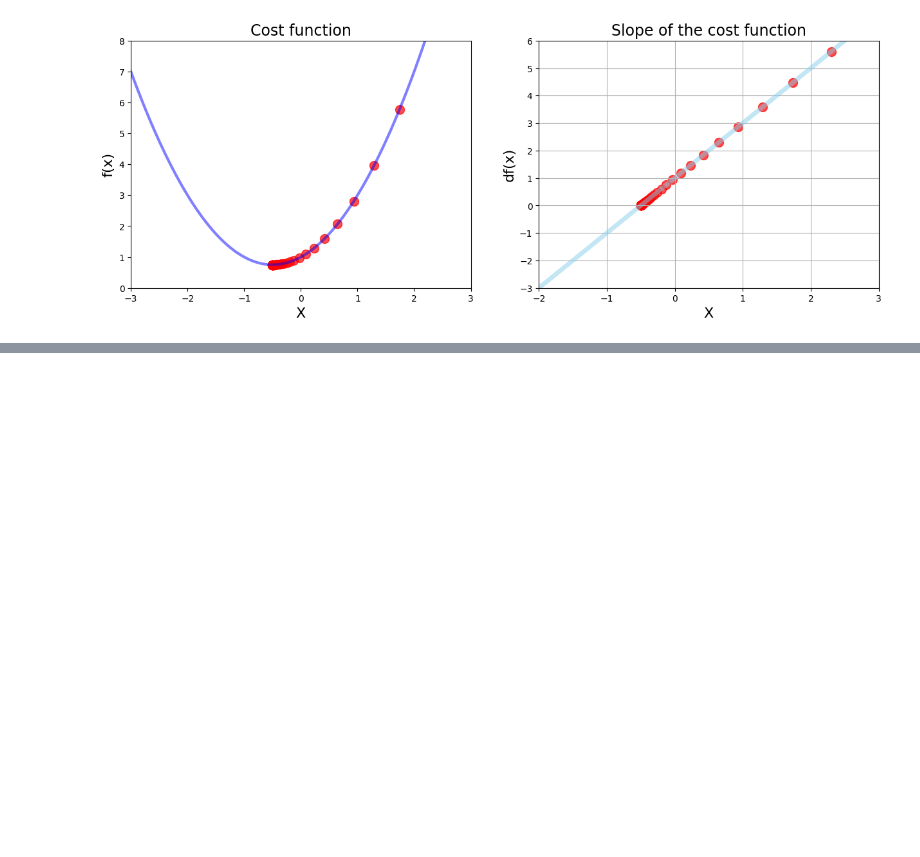
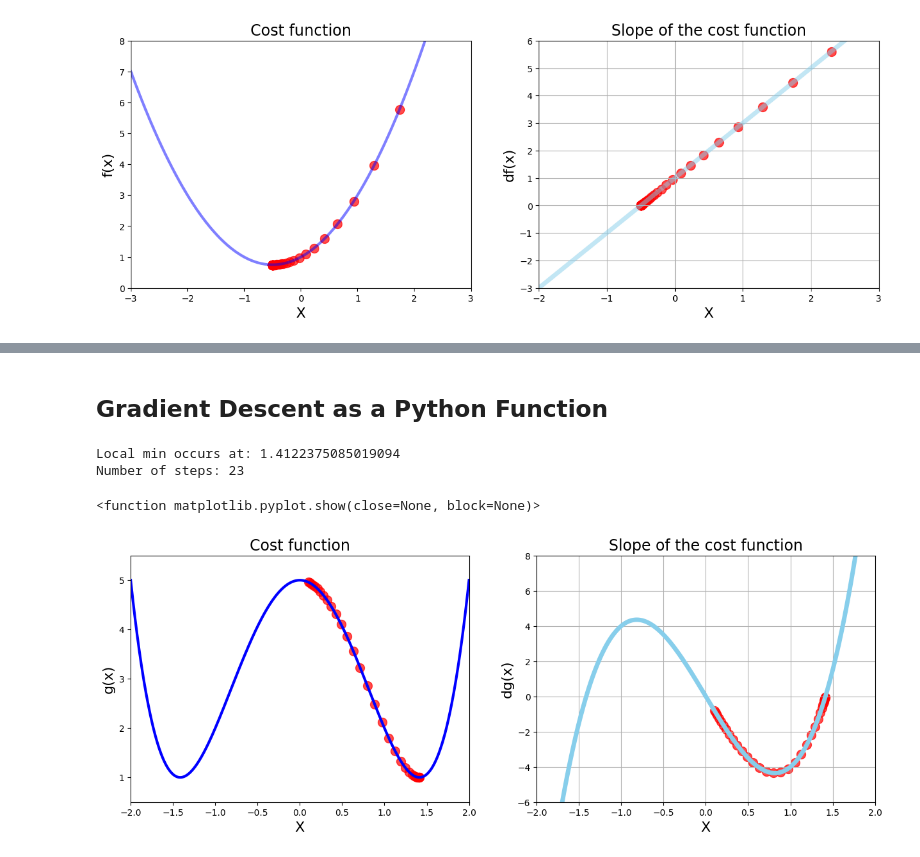
Before and after one commit to rodmarkun/Gradient-Descent-Algorithm, a Jupyter notebook: Gradient Descent.ipynb, the cells around one changed output, grey strips where cells are left out. Cells and saved outputs as stored; diff of their text form; code cells hidden in the pictures; blank space fills up the shorter version.

```diff
--- a/Gradient Descent.ipynb
+++ b/Gradient Descent.ipynb
@@ -135,0 +183,75 @@ plt.show
+# %% [markdown]
+## Gradient Descent as a Python Function
+# %%
+def gradient_descent(derivative_func, initial_guess, multiplier, precision):
+    new_x = initial_guess
+
+    x_list = [new_x]
+    slope_list = [derivative_func(new_x)]
+
+    while True:
+        previous_x = new_x
+        gradient = derivative_func(previous_x)
+        new_x = previous_x - multiplier * gradient
+
+        x_list.append(new_x)
+        slope_list.append(derivative_func(new_x))
+
+        step_size = abs(new_x - previous_x)
+        if step_size < precision:
+            break
+
+    return new_x, x_list, slope_list
+# %%
+local_min, list_x, deriv_list = gradient_descent(derivative_func=dg,
+                                                 initial_guess=0.5,
+                                                 multiplier=0.02,
+                                                 precision=0.001)
+print('Local min occurs at:', local_min)
+print('Number of steps:', len(list_x))
+# %% [output]
+Local min occurs at: 1.4122375085019094
+Number of steps: 23
+# %%
+# Calling gradient descent function
+
+local_min, list_x, deriv_list = gradient_descent(derivative_func=dg,
+                                                 initial_guess=0.1,
+                                                 multiplier=0.02,
+                                                 precision=0.001)
+
+# Plot function and derivative and scatter plot side by side
+
+plt.figure(figsize=[15,5])
+
+# 1 Chart: Cost function
+plt.subplot(1,2,1)
+
+plt.xlim([-2,2])
+plt.ylim([0.5,5.5])
+
+plt.title('Cost function', fontsize=17)
+plt.xlabel('X', fontsize=16)
+plt.ylabel('g(x)', fontsize=16)
+
+plt.plot(x_2, g(x_2), color='blue', linewidth=3)
+plt.scatter(list_x, g(np.array(list_x)), color='red', s=100, alpha=0.7)
+
+# 2 Chart: Derivative
+plt.subplot(1,2,2)
+
+plt.xlim([-2,2])
+plt.ylim([-6,8])
+
+plt.title('Slope of the cost function', fontsize=17)
+plt.grid()
+plt.xlabel('X', fontsize=16)
+plt.ylabel('dg(x)', fontsize=16)
+
+plt.plot(x_2,dg(x_2), color='skyblue', linewidth=5)
+plt.scatter(list_x, deriv_list, color='red', s=100, alpha=0.7)
+
+plt.show
+# %% [output]
+<function matplotlib.pyplot.show(close=None, block=None)>
+[figure, added]
```
Also changed, not shown: parts of 3 cells of this notebook.
